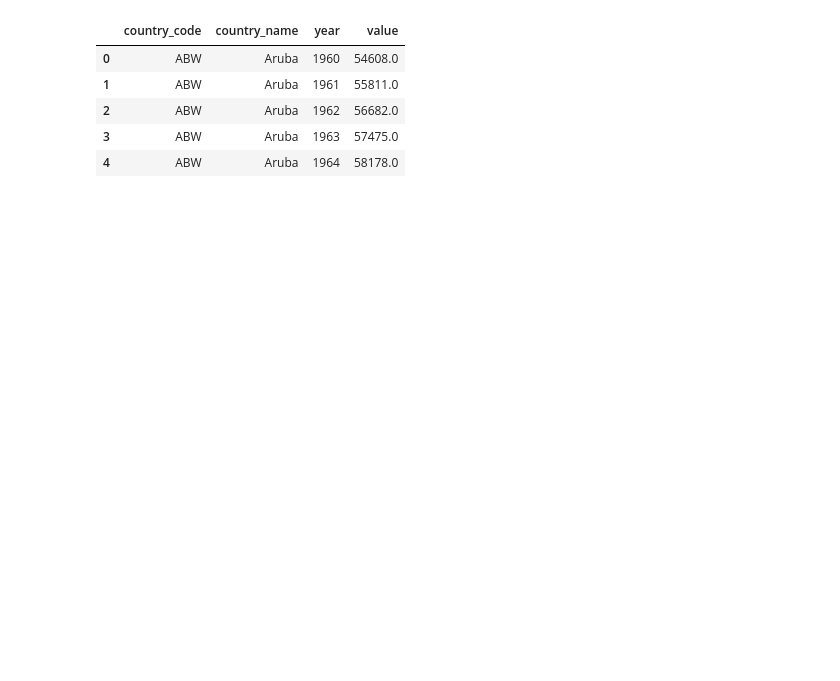
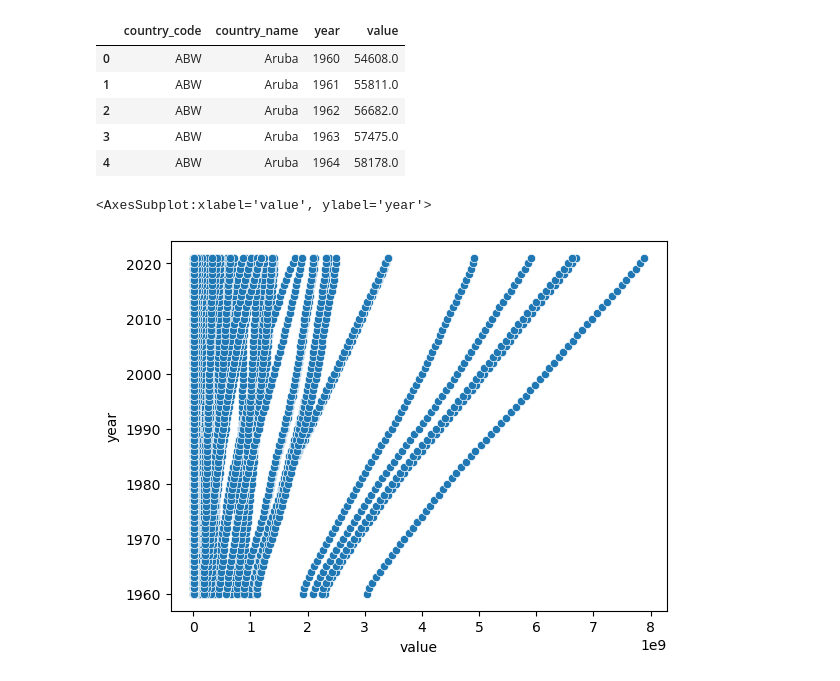
Before and after one commit to Sesifunke/data_1_checks, a Jupyter notebook: knowledgecheck_kc_2.ipynb, the cells around one changed output. Saved outputs shown, nothing was run; the diff lists cells and outputs as text; code cells hidden in the pictures; blank space fills up the shorter version.

```diff
--- a/knowledgecheck_kc_2.ipynb
+++ b/knowledgecheck_kc_2.ipynb
@@ -13,3 +13,9 @@ df.head()
 | 2 | ABW | Aruba | 1962 | 56682.0 |
 | 3 | ABW | Aruba | 1963 | 57475.0 |
 | 4 | ABW | Aruba | 1964 | 58178.0 |
+# %%
+sns.scatterplot(y=df['year'],
+                x=df['value'])
+# %% [output]
+<AxesSubplot:xlabel='value', ylabel='year'>
+[figure, added]
```
